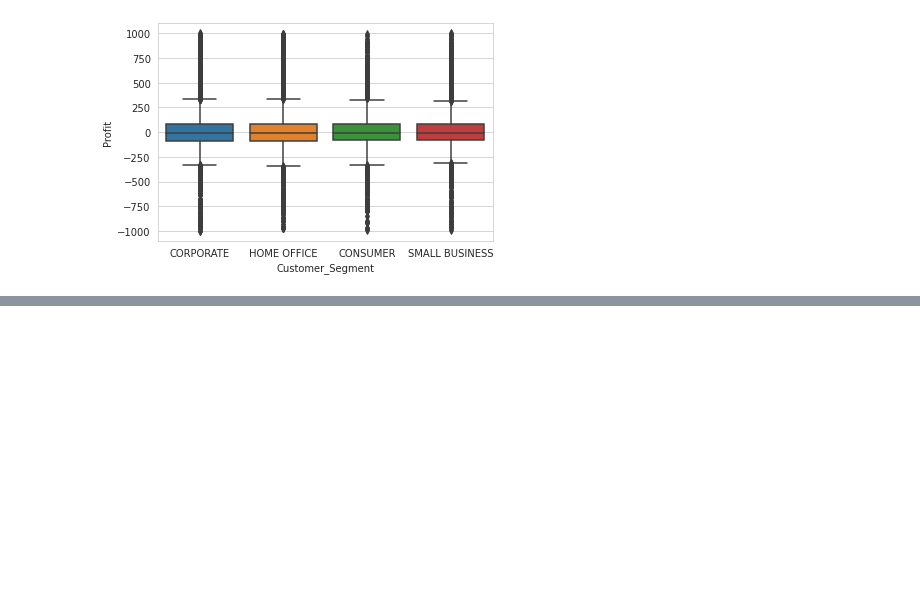
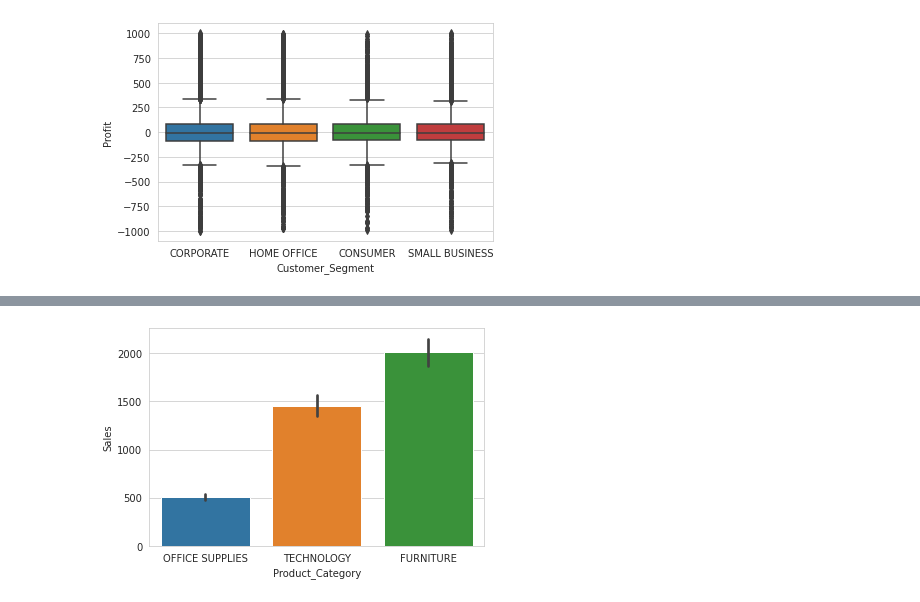
Before and after one commit to Mgrdich/machine_learning_playground, a Jupyter notebook: case_study.ipynb, the cells around one changed output, grey strips where cells are left out. Saved outputs shown, nothing was run; the diff lists cells and outputs as text; code cells hidden in the pictures; blank space fills up the shorter version.

```diff
--- a/case_study.ipynb
+++ b/case_study.ipynb
@@ -83,0 +94,6 @@ plt.show()
+# %%
+# by default shows the mean
+sns.barplot(x='Product_Category',y='Sales',data=df)
+plt.show()
+# %% [output]
+[figure, added]
```
Also changed, not shown: parts of 4 cells of this notebook.
